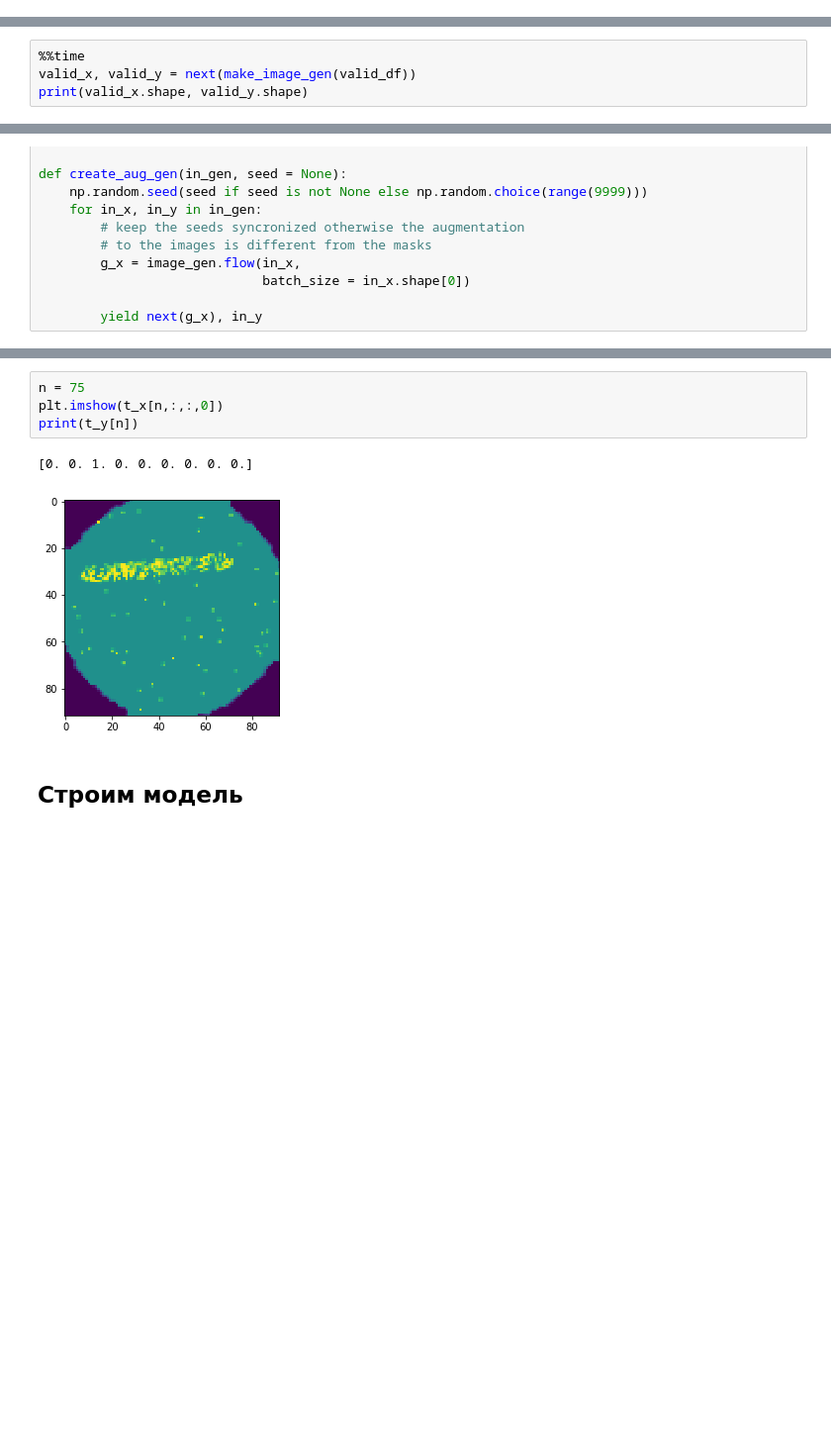
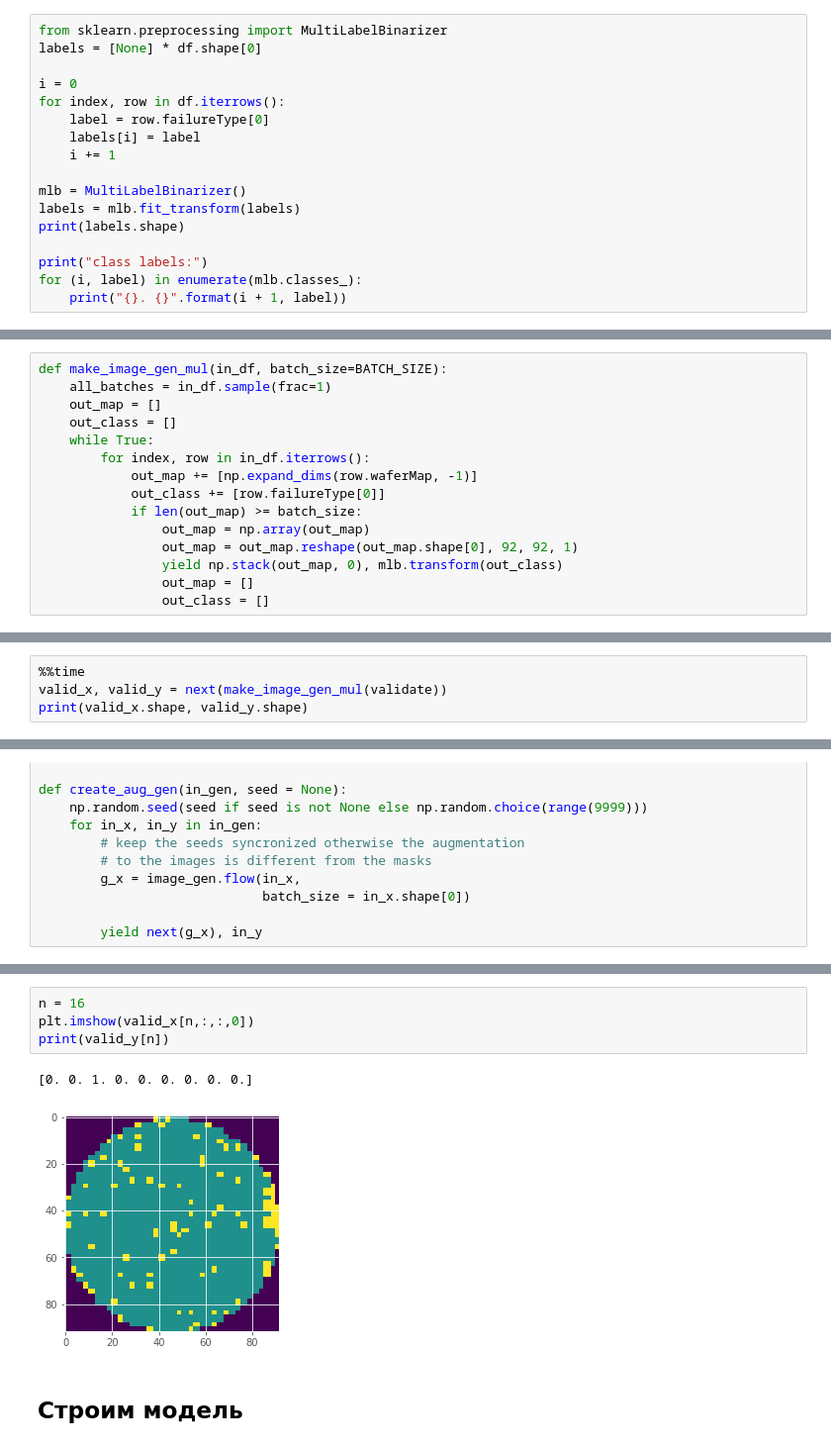
Before and after one commit to Keleas/Wafer_maps, a Jupyter notebook: WM-811k Wafermap.ipynb, the cells around one changed output, grey strips where cells are left out. Shown at 99% size. Cells and saved outputs as stored; diff of their text form; blank space fills up the shorter version.

```diff
--- a/WM-811k Wafermap.ipynb
+++ b/WM-811k Wafermap.ipynb
@@ -279,0 +327,17 @@ def make_image_gen(in_df, batch_size=BATCH_SIZE):
+# %%
+from sklearn.preprocessing import MultiLabelBinarizer
+labels = [None] * df.shape[0]
+
+i = 0
+for index, row in df.iterrows():
+    label = row.failureType[0]
+    labels[i] = label
+    i += 1
+
+mlb = MultiLabelBinarizer()
+labels = mlb.fit_transform(labels)
+print(labels.shape)
+
+print("class labels:")
+for (i, label) in enumerate(mlb.classes_):
+    print("{}. {}".format(i + 1, label))
@@ -280,3 +346,18 @@ def make_image_gen(in_df, batch_size=BATCH_SIZE):
+# %%
+def make_image_gen_mul(in_df, batch_size=BATCH_SIZE):
+    all_batches = in_df.sample(frac=1)
+    out_map = []
+    out_class = []
+    while True:
+        for index, row in in_df.iterrows():
+            out_map += [np.expand_dims(row.waferMap, -1)]
+            out_class += [row.failureType[0]]
+            if len(out_map) >= batch_size:
+                out_map = np.array(out_map)
+                out_map = out_map.reshape(out_map.shape[0], 92, 92, 1)
+                yield np.stack(out_map, 0), mlb.transform(out_class)
+                out_map = []
+                out_class = []
 # %% [markdown]
 ## Разделим датасет на train/valid
 # %%
@@ -297,7 +378,7 @@ train.shape[0], validate.shape[0], test.shape[0]
 #### Проверка
 # %%
 %%time
-valid_x, valid_y = next(make_image_gen(valid_df))
+valid_x, valid_y = next(make_image_gen_mul(validate))
 print(valid_x.shape, valid_y.shape)
 # %% [output]
 (720, 92, 92, 1) (720, 9)
@@ -339,12 +420,12 @@ x (720, 92, 92, 1)
 y (720, 9)
 0
 # %%
-n = 75
-plt.imshow(t_x[n,:,:,0])
-print(t_y[n])
+n = 16
+plt.imshow(valid_x[n,:,:,0])
+print(valid_y[n])
 # %% [output]
 [0. 0. 1. 0. 0. 0. 0. 0. 0.]
-[figure, old version]
+[figure, new version]
 # %% [markdown]
 ## Строим модель
 # %%
```
Also changed, not shown: parts of 25 cells of this notebook, 1 other file.
